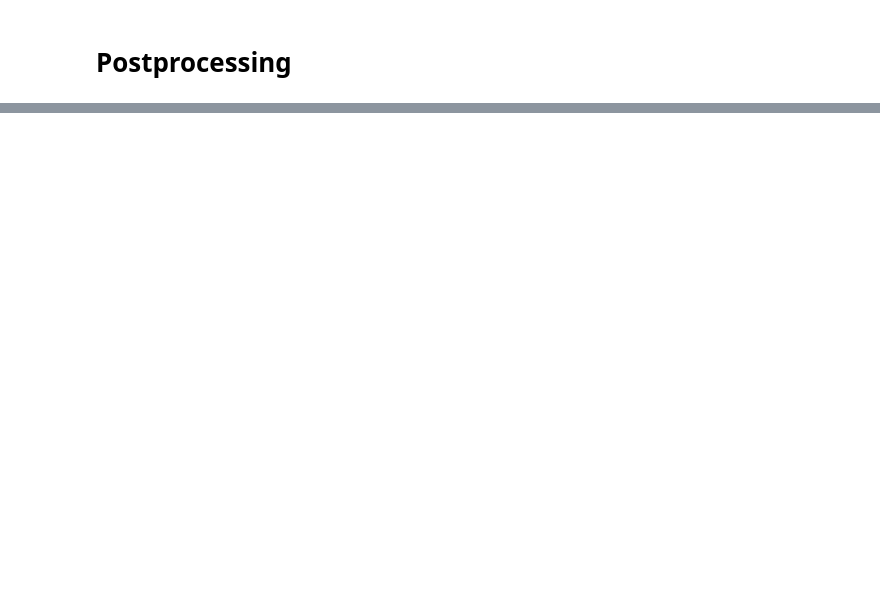
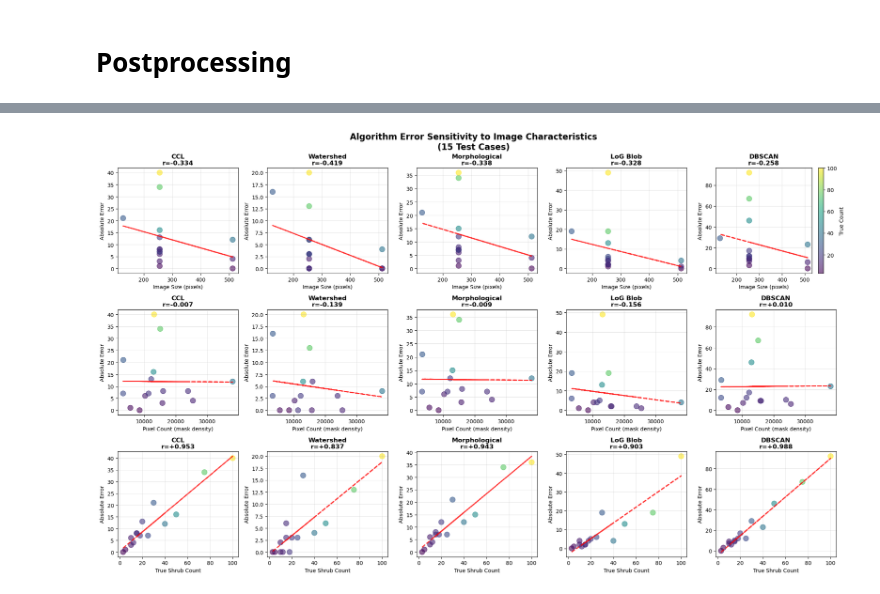
Before and after one commit to ICharmU/shrub, a Jupyter notebook: Final/modeling/pipeline.ipynb, the cells around one changed output, grey strips where cells are left out. Cells and saved outputs as stored; diff of their text form; code cells hidden in the pictures; blank space fills up the shorter version.

```diff
--- a/Final/modeling/pipeline.ipynb
+++ b/Final/modeling/pipeline.ipynb
@@ -3031,0 +3042,7 @@ Training complete! Final loss: 0.015577, Best loss: 0.015577
+# %%
+def get_shrub_locs(predict_mask):
+    locs = np.argwhere(predict_mask == 1)
+    return locs
+
+shrub_locs = get_shrub_locs(predict_mask)
+shrub_locs
@@ -3031,0 +3060,7 @@ Training complete! Final loss: 0.015577, Best loss: 0.015577
+# %%
+def get_shrub_feats(shrub_locs):
+    """
+
+    """
+
+    pass
@@ -3031,0 +4473,73 @@ Training complete! Final loss: 0.015577, Best loss: 0.015577
+# %%
+# ============================================================================
+# VISUALIZATION: Correlation Scatter Plots & Error Distribution
+# ============================================================================
+
+fig, axes = plt.subplots(3, 5, figsize=(20, 12))
+fig.suptitle("Algorithm Error Sensitivity to Image Characteristics\n(15 Test Cases)",
+             fontsize=16, fontweight='bold')
+
+# Row 1: Image Size vs. Error
+for col, algo in enumerate(algorithms):
+    ax = axes[0, col]
+    error_col = f'{algo} Error'
+    errors = df_results[error_col].values
+
+    scatter = ax.scatter(image_sizes, errors, s=100, alpha=0.6, c=true_counts, cmap='viridis')
+
+    # Add correlation line
+    z = np.polyfit(image_sizes, errors, 1)
+    p = np.poly1d(z)
+    ax.plot(image_sizes, p(image_sizes), "r--", linewidth=2, alpha=0.8)
+
+    corr = correlation_results[algo]['size_corr']
+    ax.set_xlabel('Image Size (pixels)', fontsize=10)
+    ax.set_ylabel('Absolute Error', fontsize=10)
+    ax.set_title(f'{algo}\nr={corr:+.3f}', fontweight='bold')
+    ax.grid(True, alpha=0.3)
+
+# Row 2: Pixel Count vs. Error
+for col, algo in enumerate(algorithms):
+    ax = axes[1, col]
+    error_col = f'{algo} Error'
+    errors = df_results[error_col].values
+
+    scatter = ax.scatter(pred_shrub_counts, errors, s=100, alpha=0.6, c=true_counts, cmap='viridis')
+
+    # Add correlation line
+    z = np.polyfit(pred_shrub_counts, errors, 1)
+    p = np.poly1d(z)
+    ax.plot(pred_shrub_counts, p(pred_shrub_counts), "r--", linewidth=2, alpha=0.8)
+
+    corr = correlation_results[algo]['pixels_corr']
+    ax.set_xlabel('Pixel Count (mask density)', fontsize=10)
+    ax.set_ylabel('Absolute Error', fontsize=10)
+    ax.set_title(f'{algo}\nr={corr:+.3f}', fontweight='bold')
+    ax.grid(True, alpha=0.3)
+
+# Row 3: True Count vs. Error
+for col, algo in enumerate(algorithms):
+    ax = axes[2, col]
+    error_col = f'{algo} Error'
+    errors = df_results[error_col].values
+
+    scatter = ax.scatter(true_counts, errors, s=100, alpha=0.6, c=true_counts, cmap='viridis')
+
+    # Add correlation line
+    z = np.polyfit(true_counts, errors, 1)
+    p = np.poly1d(z)
+    ax.plot(true_counts, p(true_counts), "r--", linewidth=2, alpha=0.8)
+
+    corr = correlation_results[algo]['true_corr']
+    ax.set_xlabel('True Shrub Count', fontsize=10)
+    ax.set_ylabel('Absolute Error', fontsize=10)
+    ax.set_title(f'{algo}\nr={corr:+.3f}', fontweight='bold')
+    ax.grid(True, alpha=0.3)
+
+plt.colorbar(scatter, ax=axes[0, -1], label='True Count')
+plt.tight_layout()
+plt.show()
+
+print("Correlation visualization complete.")
+# %% [output]
+[figure, added]
```
Also changed, not shown: parts of 62 cells of this notebook, 3 other files.
